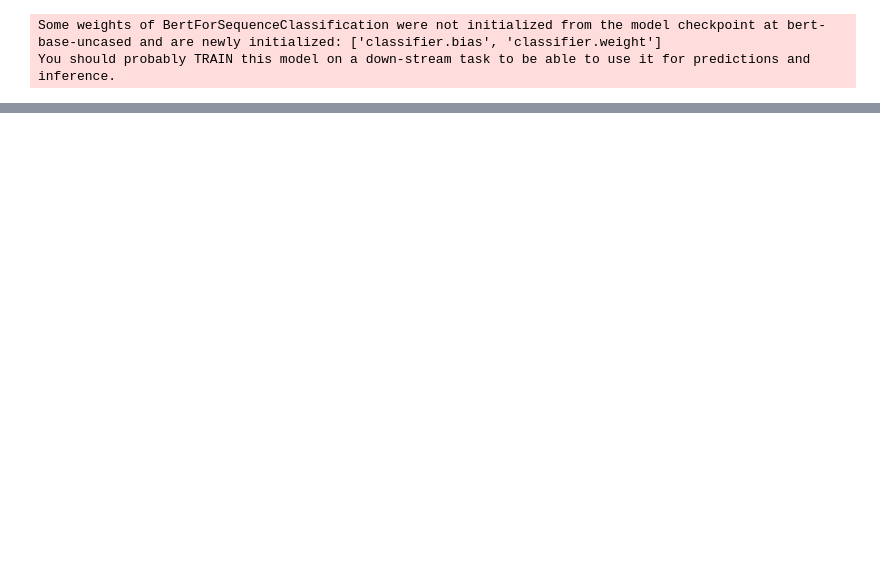
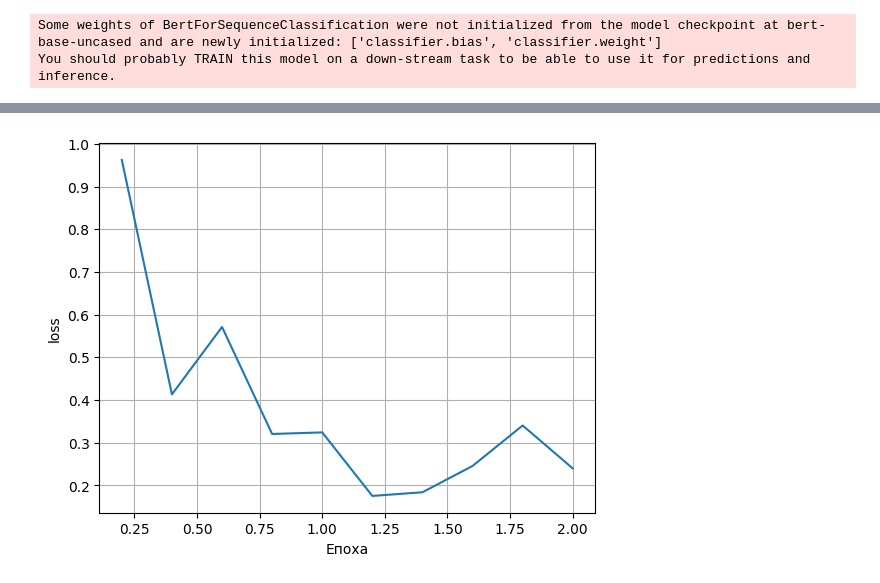
Before and after one commit to VladBlnO0/DataMining, a Jupyter notebook: LR4.ipynb, the cells around one changed output, grey strips where cells are left out. Saved outputs shown, nothing was run; the diff lists cells and outputs as text; code cells hidden in the pictures; blank space fills up the shorter version.

```diff
--- a/LR4.ipynb
+++ b/LR4.ipynb
@@ -72,0 +104,11 @@ trainer.save_model()
+# %%
+logs = pd.DataFrame(trainer.state.log_history)
+if "loss" in logs.columns:
+    plt.plot(logs["epoch"], logs["loss"])
+
+plt.xlabel("Епоха")
+plt.ylabel("loss")
+plt.grid(True)
+plt.show()
+# %% [output]
+[figure, added]
```
Also changed, not shown: parts of 8 cells of this notebook.
